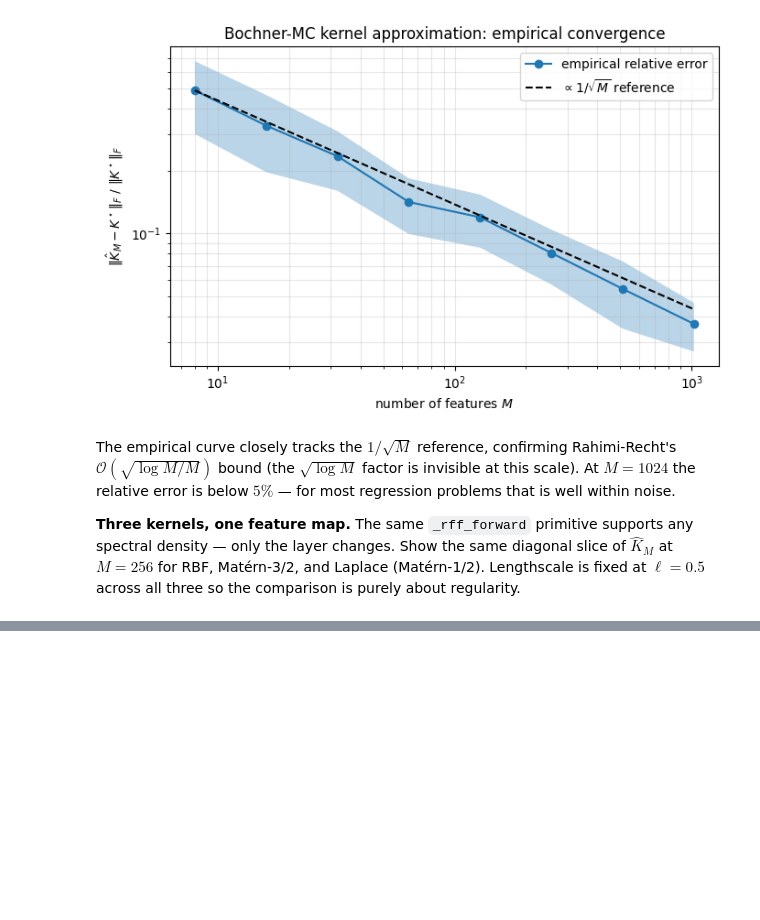
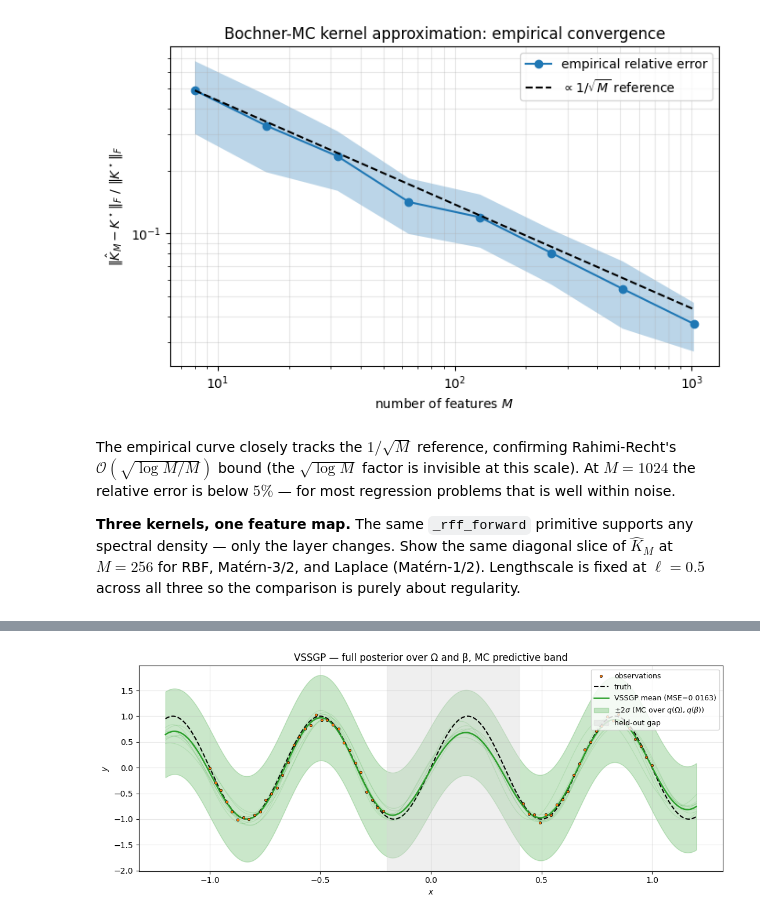
Before and after one commit to jejjohnson/pyrox, a Jupyter notebook: docs/notebooks/random_fourier_features.ipynb, the cells around one changed output, grey strips where cells are left out. Saved outputs shown, nothing was run; the diff lists cells and outputs as text; code cells hidden in the pictures; blank space fills up the shorter version.

```diff
--- a/docs/notebooks/random_fourier_features.ipynb
+++ b/docs/notebooks/random_fourier_features.ipynb
@@ -997,0 +829,21 @@ The grey individual-member traces are the SSGP draws — each is a finite-featur
+# %%
+fig, ax = plt.subplots(figsize=(11, 4.5))
+ax.scatter(x_obs[:, 0], y_obs, s=10, color="C1", edgecolors="k",
+           linewidths=0.5, label="observations", zorder=5)
+ax.plot(x_test[:, 0], y_truth, "k--", linewidth=1.5, label="truth")
+for member in preds_v[:8]:
+    ax.plot(x_test[:, 0], member, color="C2", alpha=0.15, linewidth=0.8)
+ax.plot(x_test[:, 0], mean_v, "C2", linewidth=1.8,
+        label=f"VSSGP mean (MSE={mse_v:.4f})")
+ax.fill_between(
+    x_test[:, 0], mean_v - 2 * std_v, mean_v + 2 * std_v,
+    color="C2", alpha=0.25, label=r"$\pm 2\sigma$ (MC over $q(\Omega), q(\beta)$)",
+)
+ax.axvspan(-0.2, 0.4, color="0.85", alpha=0.4, label="held-out gap")
+ax.set_xlabel("$x$"); ax.set_ylabel("$y$")
+ax.set_title("VSSGP — full posterior over Ω and β, MC predictive band")
+ax.grid(True, alpha=0.3); ax.legend(loc="upper right", fontsize=9)
+plt.tight_layout()
+plt.show()
+# %% [output]
+[figure, added]
```
Also changed, not shown: parts of 58 cells of this notebook, 1 other file.
